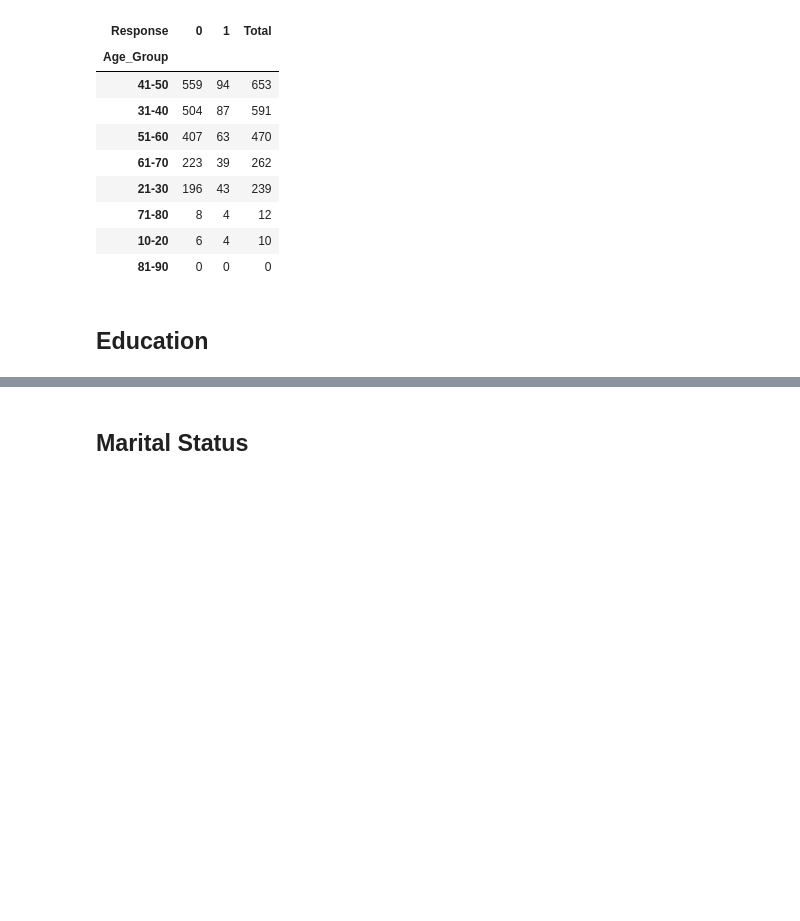
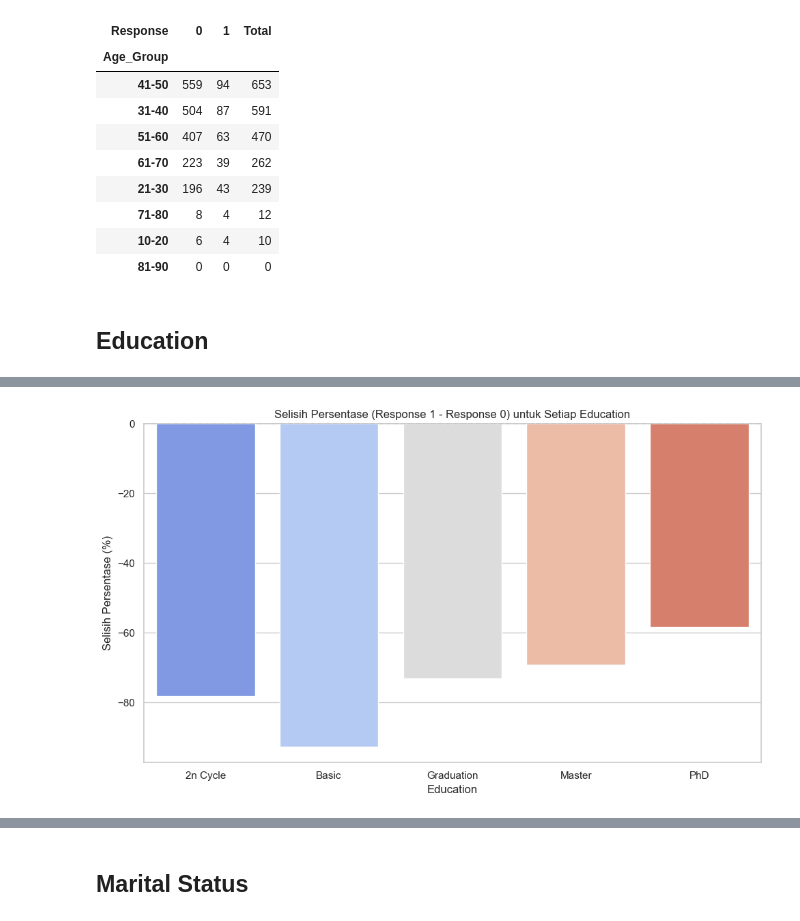
Before and after one commit to MuhammadRafiFarhan/Belajar-Data-Analysis, a Jupyter notebook: Marketing-Analytics/marketing_analysis.ipynb, the cells around one changed output, grey strips where cells are left out. Drawn from its saved outputs; the diff is of its cells as text; code cells hidden in the pictures; blank space fills up the shorter version.

Commit message:
Belajar Data Analysis - Marketing-Analytics Part 2

```diff
--- a/Marketing-Analytics/marketing_analysis.ipynb
+++ b/Marketing-Analytics/marketing_analysis.ipynb
@@ -501,0 +509,14 @@ barPerc(df, 'Education', ax)
+# %%
+# Hitung jumlah masing-masing kombinasi Education dan Response
+edu_response_counts = df.groupby(['Education', 'Response']).size().unstack(fill_value=0)
+
+# Hitung persentase untuk masing-masing Response di setiap Education
+edu_response_percent = edu_response_counts.div(edu_response_counts.sum(axis=1), axis=0) * 100
+
+# Hitung selisih antara % Response 1 dan 0
+edu_response_percent['Difference'] = edu_response_percent[1] - edu_response_percent[0]
+
+# Tampilkan hasil dalam bentuk DataFrame
+display(edu_response_percent[['Difference']])
+
+# Menunjukan bahwa mayoritas response masih menolak penawaran campaign dengan penolakan terbesar berasal dari Basic Education
@@ -502,3 +531,15 @@ barPerc(df, 'Education', ax)
+# %%
+# Plot selisih persentase
+plt.figure(figsize=(10,6))
+sns.barplot(x=edu_response_percent.index, y=edu_response_percent['Difference'], palette='coolwarm')
+plt.title('Selisih Persentase (Response 1 - Response 0) untuk Setiap Education')
+plt.ylabel('Selisih Persentase (%)')
+plt.xlabel('Education')
+plt.axhline(0, color='gray', linestyle='--')
+plt.tight_layout()
+plt.show()
+# %% [output]
+[figure, added]
 # %%
 sns.boxplot(data =df , x='Education', y='Income', hue='Response')
 plt.ylim(0, 175000)
```
Also changed, not shown: parts of 44 cells of this notebook, 7 other files.
